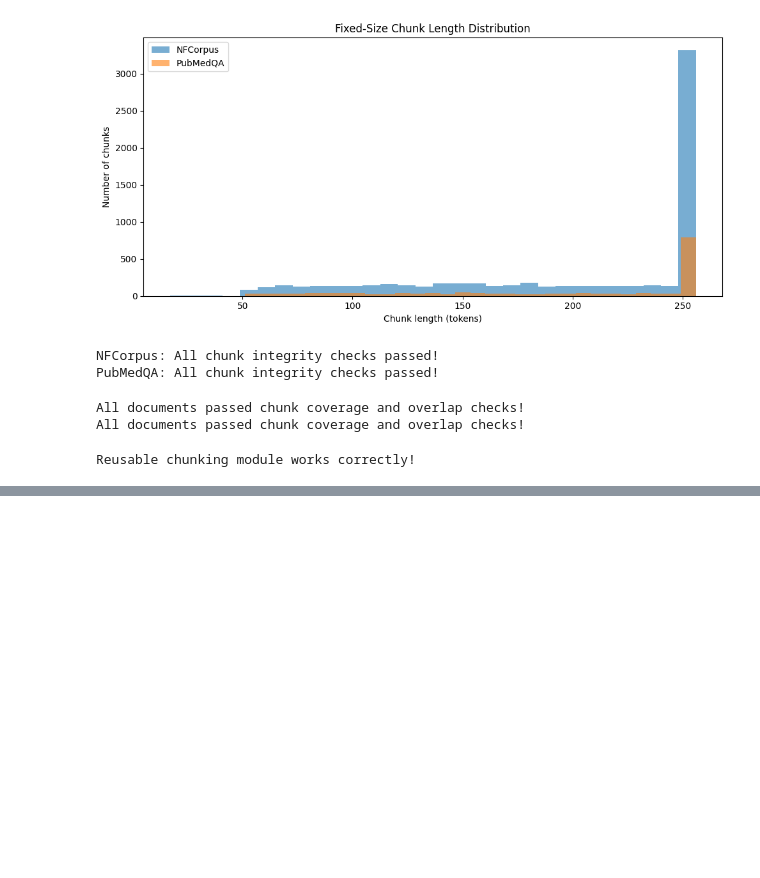
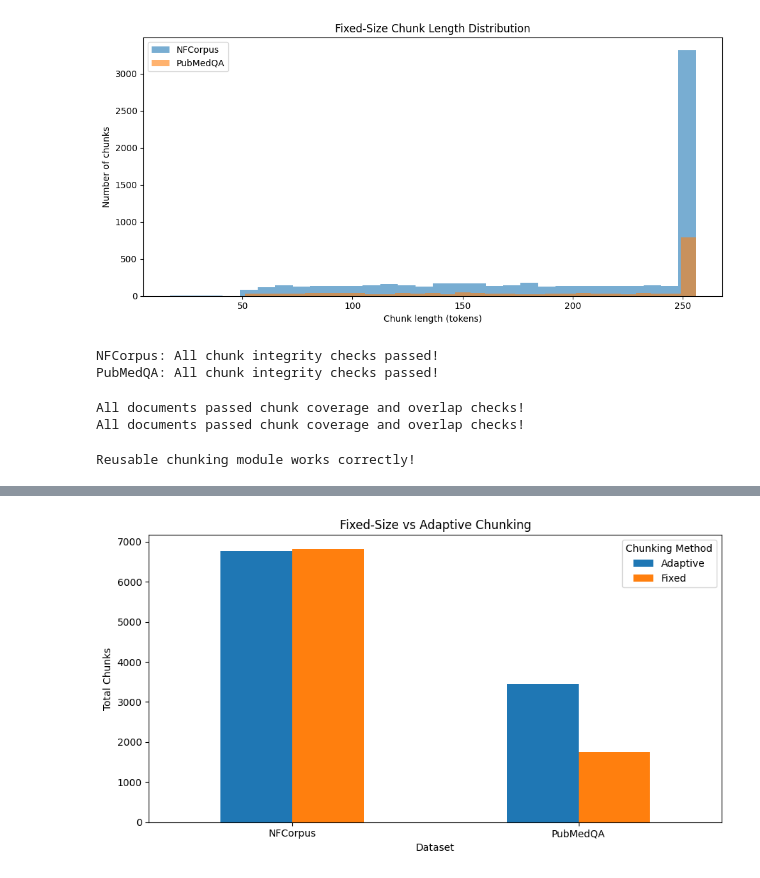
Before and after one commit to rachana1707-S/Adaptive-MedRAG, a Jupyter notebook: notebooks/02_chunking.ipynb, the cells around one changed output, grey strips where cells are left out. Drawn from its saved outputs; the diff is of its cells as text; code cells hidden in the pictures; blank space fills up the shorter version.

Commit message:
feat: implement and evaluate adaptive document chunking

```diff
--- a/notebooks/02_chunking.ipynb
+++ b/notebooks/02_chunking.ipynb
@@ -680,0 +1081,23 @@ Reusable chunking module works correctly!
+# %%
+# Verify chunk sizes and unique IDs
+for name, chunks in [
+    ("NFCorpus", adaptive_nf_chunks),
+    ("PubMedQA", adaptive_pubmed_chunks)
+]:
+    lengths = [
+        len(tokenizer.encode(
+            chunk["text"],
+            add_special_tokens=False,
+            truncation=False
+        ))
+        for chunk in chunks
+    ]
+
+    assert all(0 < length <= 256 for length in lengths)
+    assert len({chunk["chunk_id"] for chunk in chunks}) == len(chunks)
+
+    print(f"{name}:")
+    print("  Total chunks:", len(chunks))
+    print("  Average tokens:", round(sum(lengths) / len(lengths), 2))
+    print("  Maximum tokens:", max(lengths))
+    print("  Validation passed!\n")
@@ -680,0 +1157,24 @@ Reusable chunking module works correctly!
+# %%
+# Compare total chunks generated by each method
+import matplotlib.pyplot as plt
+
+pivot = comparison_df.pivot(
+    index="Dataset",
+    columns="Method",
+    values="Total Chunks"
+)
+
+ax = pivot.plot(
+    kind="bar",
+    figsize=(9, 5),
+    rot=0
+)
+
+plt.title("Fixed-Size vs Adaptive Chunking")
+plt.xlabel("Dataset")
+plt.ylabel("Total Chunks")
+plt.legend(title="Chunking Method")
+plt.tight_layout()
+plt.show()
+# %% [output]
+[figure, added]
```
Also changed, not shown: parts of 15 cells of this notebook, 2 other files.
